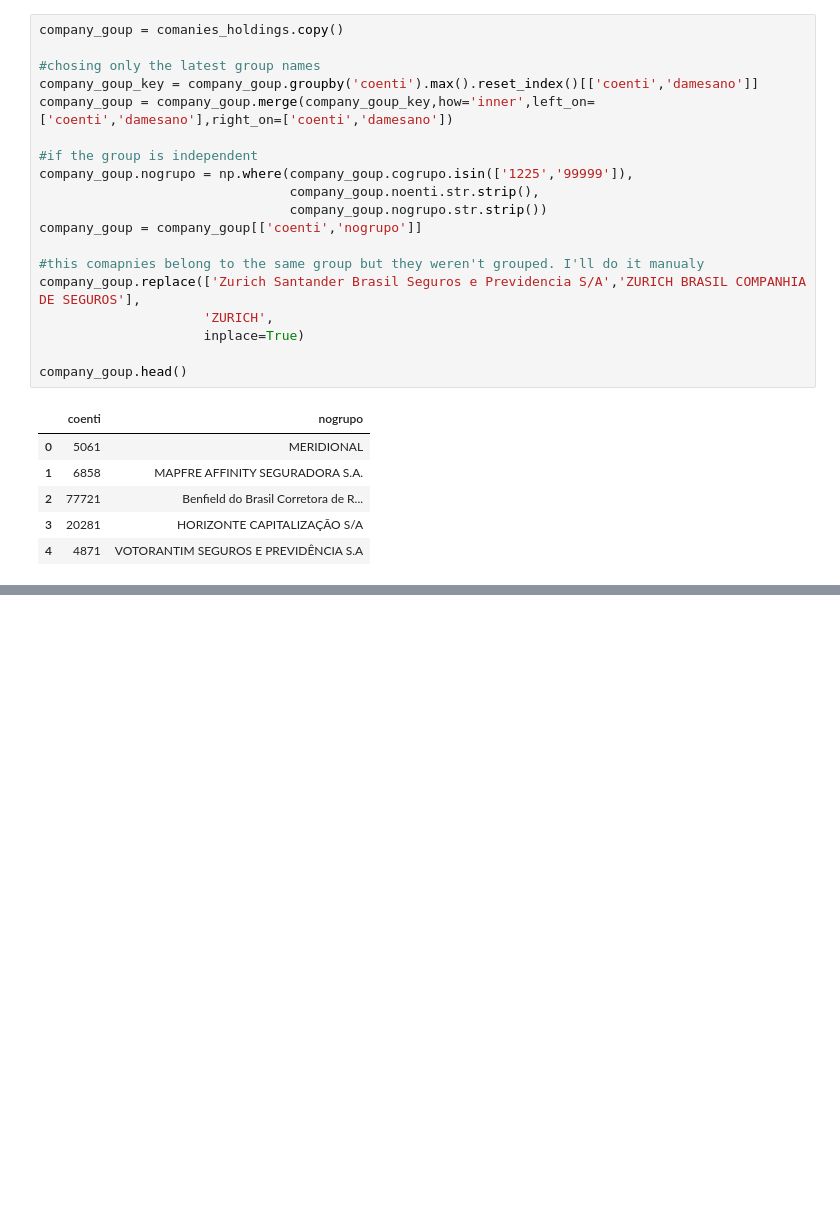
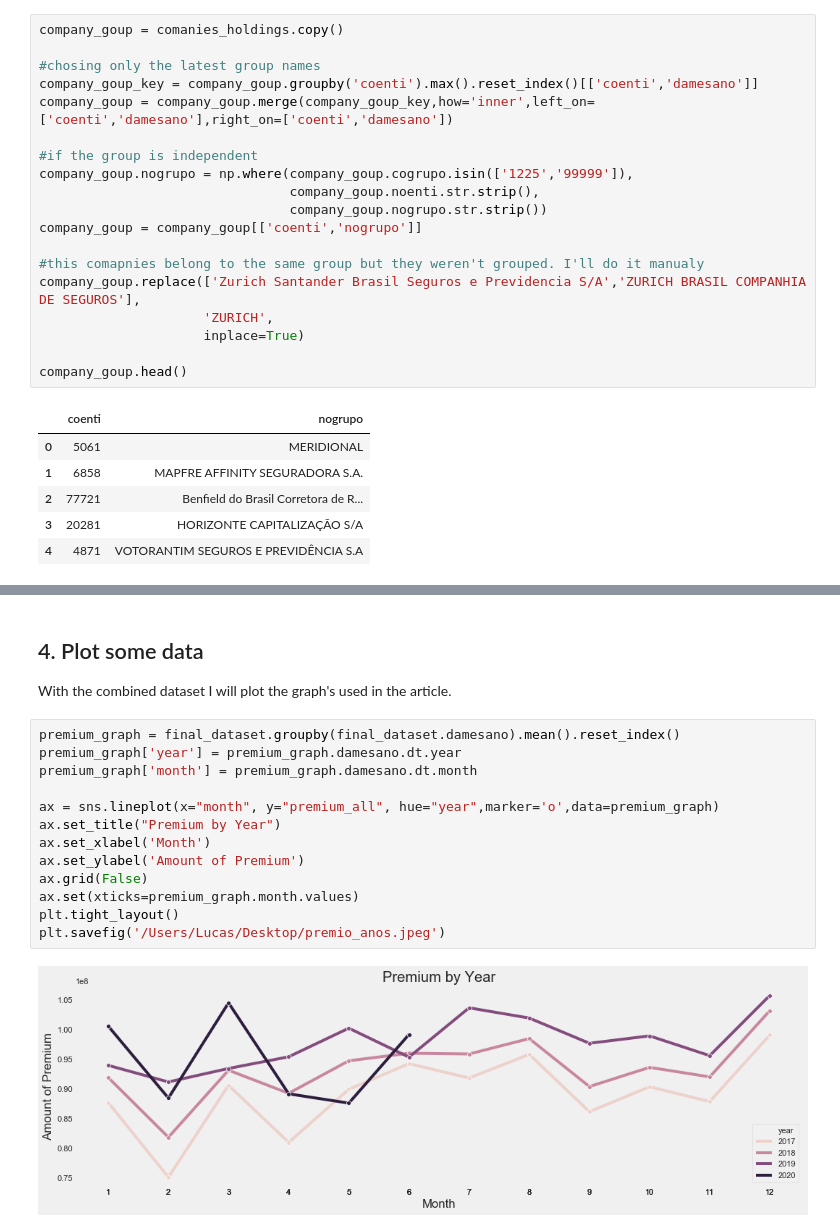
Before and after one commit to Lucas-Correa/Insurance-Market-Changes, a Jupyter notebook: Mercado Segurador.ipynb, the cells around one changed output, grey strips where cells are left out. Drawn from its saved outputs; the diff is of its cells as text; blank space fills up the shorter version.

Commit message:
Plotting

```diff
--- a/Mercado Segurador.ipynb
+++ b/Mercado Segurador.ipynb
@@ -278,0 +277,19 @@ final_dataset.head()
+# %% [markdown]
+## 4. Plot some data
+
+With the combined dataset I will plot the graph's used in the article.
+# %%
+premium_graph = final_dataset.groupby(final_dataset.damesano).mean().reset_index()
+premium_graph['year'] = premium_graph.damesano.dt.year
+premium_graph['month'] = premium_graph.damesano.dt.month
+
+ax = sns.lineplot(x="month", y="premium_all", hue="year",marker='o',data=premium_graph)
+ax.set_title("Premium by Year")
+ax.set_xlabel('Month')
+ax.set_ylabel('Amount of Premium')
+ax.grid(False)
+ax.set(xticks=premium_graph.month.values)
+plt.tight_layout()
+plt.savefig('/Users/Lucas/Desktop/premio_anos.jpeg')
+# %% [output]
+[figure, added]
```
Also changed, not shown: parts of 19 cells of this notebook.
